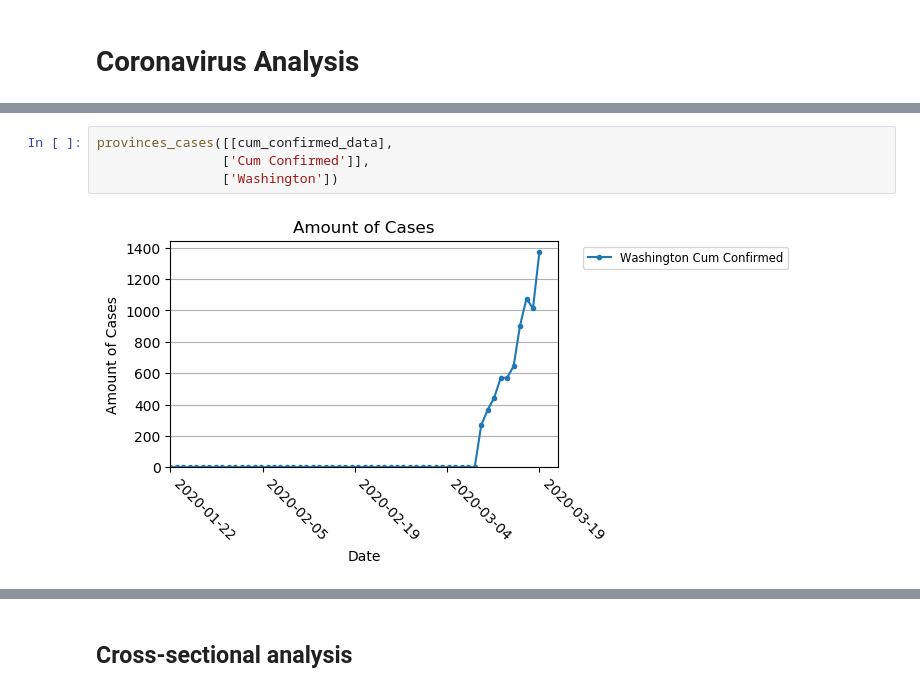
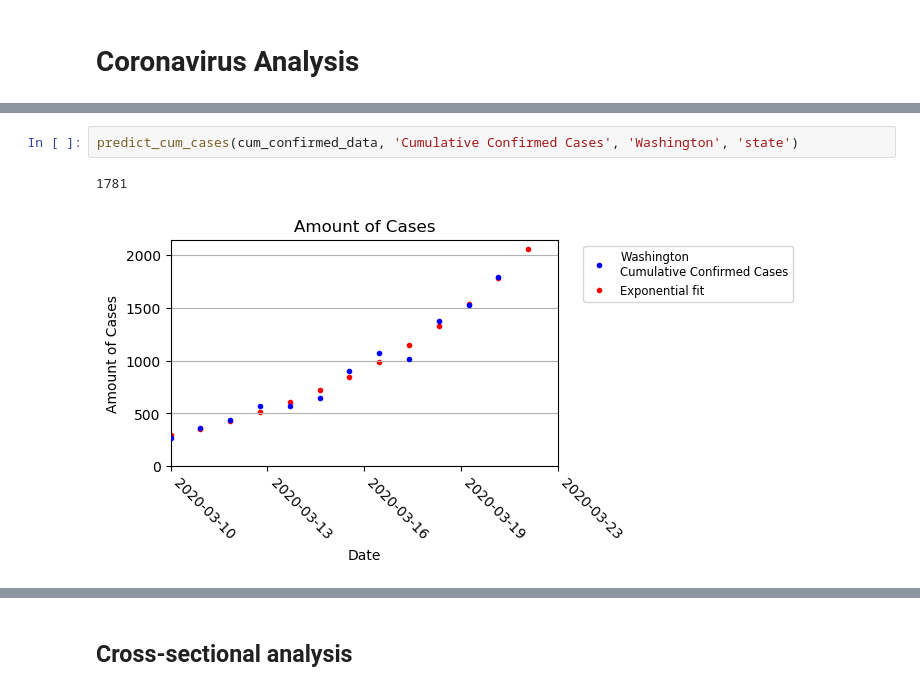
Before and after one commit to HI-01/COVID-19-Analysis, a Jupyter notebook: Coronavirus analysis.ipynb, the cells around one changed output, grey strips where cells are left out. Cells and saved outputs as stored; diff of their text form.

```diff
--- a/Coronavirus analysis.ipynb
+++ b/Coronavirus analysis.ipynb
@@ -205,6 +260,5 @@ def provinces_cases(data, provinces, start_date='2020-01-22', end_date=None):
 # %%
-provinces_cases([[cum_confirmed_data],
-                ['Cum Confirmed']],
-                ['Washington'])
+predict_cum_cases(cum_confirmed_data, 'Cumulative Confirmed Cases', 'Washington', 'state')
 # %% [output]
+1781
-[figure, old version]
+[figure, new version]
```
Also changed, not shown: parts of 26 cells of this notebook.
